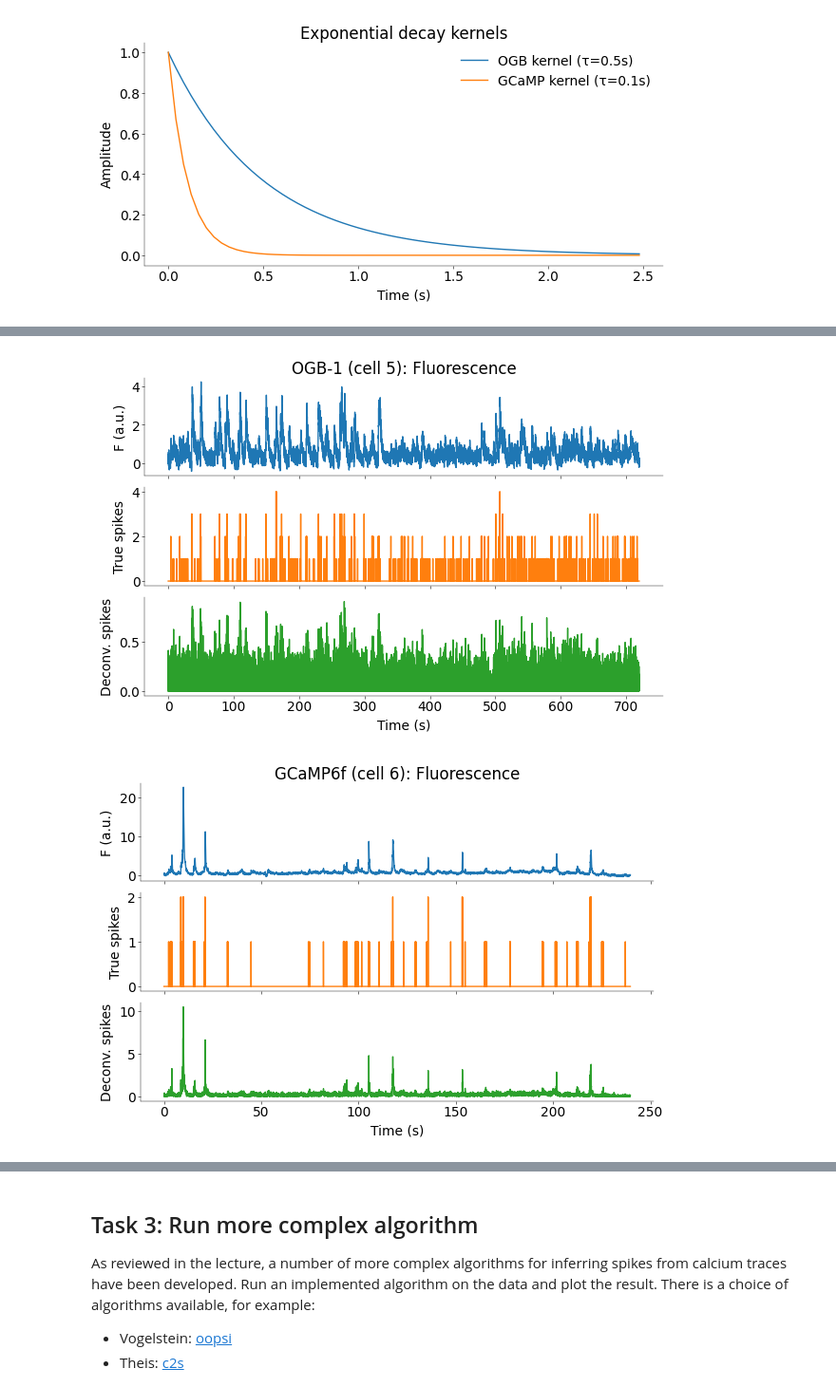
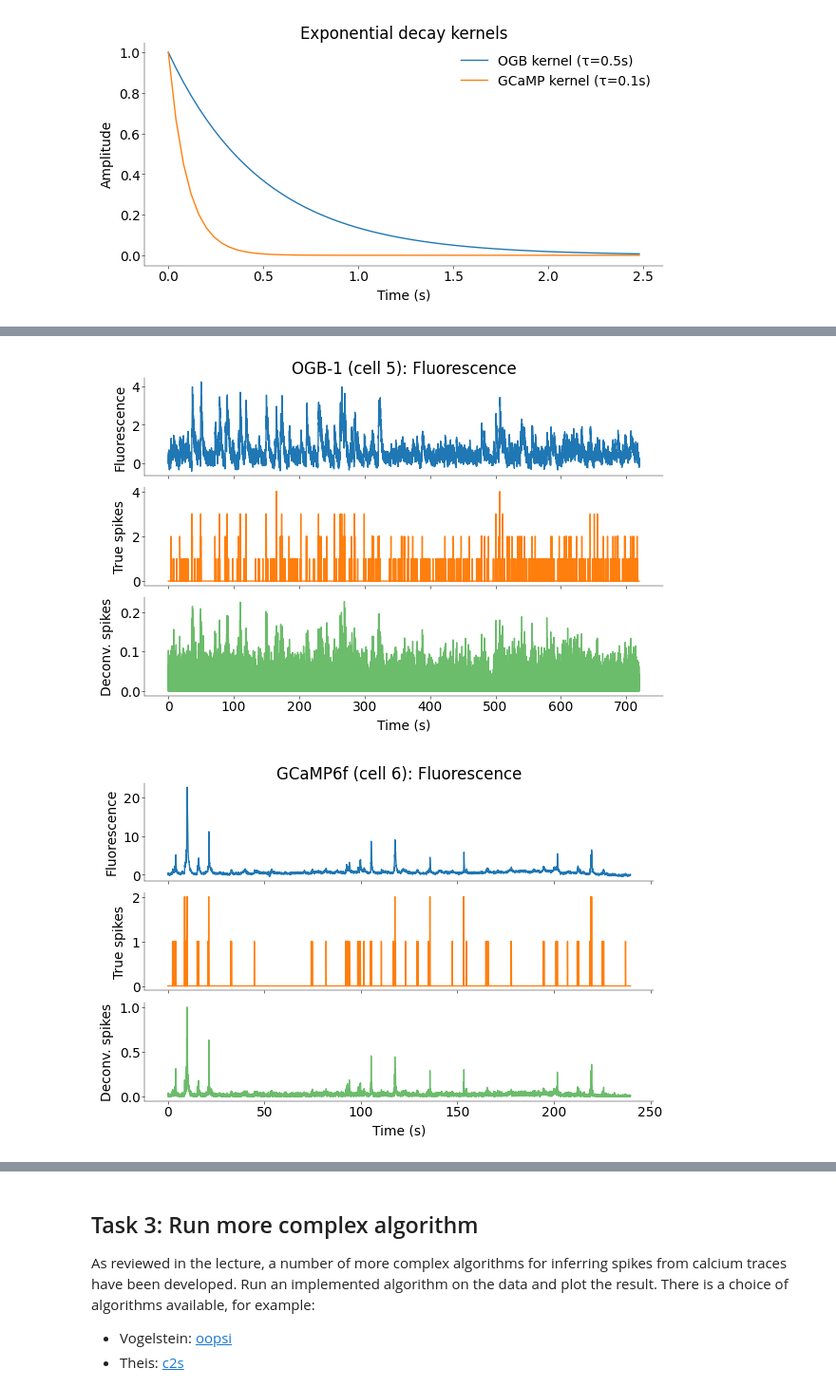
Before and after one commit to flobu98/neural_data_science, a Jupyter notebook: CodingLab3.ipynb, the cells around one changed output, grey strips where cells are left out. Shown at 95% size. Drawn from its saved outputs; the diff is of its cells as text; code cells hidden in the pictures.

```diff
--- a/CodingLab3.ipynb
+++ b/CodingLab3.ipynb
@@ -56,18 +56,19 @@ plt.style.use("../matplotlib_style.txt")
 ## Load data
 # %%
 # ogb dataset from Theis et al. 2016 Neuron
-ogb_calcium = pd.read_csv("../data/nds_cl_3_ogb_calcium.csv", header=0).values
-ogb_spikes = pd.read_csv("../data/nds_cl_3_ogb_spikes.csv", header=0).values
+ogb_calcium = pd.read_csv("../data/nds_cl_3_ogb_calcium.csv", header=0)
+ogb_spikes = pd.read_csv("../data/nds_cl_3_ogb_spikes.csv", header=0)
 print(f"[OGB] calcium: {ogb_calcium.shape}, spikes: {ogb_spikes.shape}")
 
 # gcamp dataset from Chen et al. 2013 Nature
-gcamp_calcium = pd.read_csv("../data/nds_cl_3_gcamp2_calcium.csv", header=0).values
-gcamp_spikes = pd.read_csv("../data/nds_cl_3_gcamp2_spikes.csv", header=0).values
+gcamp_calcium = pd.read_csv("../data/nds_cl_3_gcamp2_calcium.csv", header=0)
+gcamp_spikes = pd.read_csv("../data/nds_cl_3_gcamp2_spikes.csv", header=0)
 print(f"[GCaMP] calcium: {gcamp_calcium.shape}, spikes: {gcamp_spikes.shape}")
 
 # spike dataframe
 # ogb_spikes.head()
 # ogb_calcium.head()
+ogb_spikes
 # %% [output]
 [OGB] calcium: (71986, 11), spikes: (71986, 11)
 [GCaMP] calcium: (23973, 37), spikes: (23973, 37)
@@ -83,8 +97,12 @@ We start again by plotting the raw data - calcium and spike traces in this case.
 # --------------------------------
 
 # downsample calcium: 100->25 Hz (q=4), zero_phase to avoid lag
-ogb_cal_ds = signal.decimate(ogb_calcium, q=4, axis=0, ftype="iir", zero_phase=True)
-gcamp_cal_ds = signal.decimate(gcamp_calcium, q=4, axis=0, ftype="iir", zero_phase=True)
+ogb_cal_ds = signal.decimate(
+    ogb_calcium.values, q=4, axis=0, ftype="iir", zero_phase=True
+)
+gcamp_cal_ds = signal.decimate(
+    gcamp_calcium.values, q=4, axis=0, ftype="iir", zero_phase=True
+)
 
 
 # downsample spikes: 100->25Hz
@@ -93,8 +111,8 @@ def bin_spikes(arr, q=4):
     return arr[:L].reshape(-1, q, arr.shape[1]).sum(axis=1)
 
 
-ogb_spk_ds = bin_spikes(ogb_spikes)
-gcamp_spk_ds = bin_spikes(gcamp_spikes)
+ogb_spk_ds = bin_spikes(ogb_spikes.values)
+gcamp_spk_ds = bin_spikes(gcamp_spikes.values)
 
 # pick cells 5 and 6
 cell_ogb = ogb_cal_ds[:, 4]
@@ -334,9 +379,16 @@ t = np.arange(0, t_max, dt)
 h_ogb = np.exp(-t / tau_ogb)
 h_gcamp = np.exp(-t / tau_gcamp)
 
-# Deconvolve example cells (pre-defined in notebook)
+# Deconvolve example cells
 sp_hat_ogb = deconv_ca(cell_ogb, tau_ogb, dt)
 sp_hat_gcam = deconv_ca(cell_gcam, tau_gcamp, dt)
+
+# Normalize both true and estimated to the same max = 1
+scale_ogb = max(spk_ogb.max(), sp_hat_ogb.max(), 1e-12)
+scale_gcam = max(spk_gcam.max(), sp_hat_gcam.max(), 1e-12)
+
+sp_hat_ogb_norm = sp_hat_ogb / scale_ogb
+sp_hat_gcam_norm = sp_hat_gcam / scale_gcam
 
 # Time axes
 t_ogb = np.arange(len(cell_ogb)) / 25.0
@@ -353,7 +405,7 @@ fig, axs = plt.subplots(
 
 # Row 1: raw Ca trace
 axs[0].plot(t_ogb, cell_ogb, color="tab:blue")
-axs[0].set_ylabel("F (a.u.)")
+axs[0].set_ylabel("Fluorescence")
 axs[0].set_title("OGB-1 (cell 5): Fluorescence")
 axs[0].label_outer()  # hide x-ticklabels here
 
@@ -362,36 +414,36 @@ axs[1].plot(t_ogb[:-1], spk_ogb, color="tab:orange")
 axs[1].set_ylabel("True spikes")
 axs[1].label_outer()
 
 # Row 3: deconvolved spikes
-axs[2].plot(t_ogb, sp_hat_ogb, color="tab:green")
+axs[2].plot(t_ogb, sp_hat_ogb_norm, color="tab:green", alpha=0.7)
 axs[2].set_ylabel("Deconv. spikes")
 axs[2].set_xlabel("Time (s)")
 
 plt.show()
 
 fig, axs = plt.subplots(
     3, 1, figsize=(6, 4), height_ratios=[1, 1, 1], gridspec_kw=dict(hspace=0)
 )
 
 # GCamp Cell
 
 # Row 1: raw Ca trace
 axs[0].plot(t_gcamp, cell_gcam, color="tab:blue")
-axs[0].set_ylabel("F (a.u.)")
+axs[0].set_ylabel("Fluorescence")
 axs[0].set_title("GCaMP6f (cell 6): Fluorescence")
 axs[0].label_outer()
 
 # Row 2: true spikes
-axs[1].plot(t_gcamp[:-1], spk_gcam, color="tab:orange")
+axs[1].plot(t_gcamp[:-1], spk_gcam, color="tab:orange", label="True spikes")
 axs[1].set_ylabel("True spikes")
 axs[1].label_outer()
 
 # Row 3: deconvolved spikes
-axs[2].plot(t_gcamp, sp_hat_gcam, color="tab:green")
+axs[2].plot(t_gcamp, sp_hat_gcam_norm, color="tab:green", alpha=0.7)
 axs[2].set_ylabel("Deconv. spikes")
 axs[2].set_xlabel("Time (s)")
 
 plt.show()
 # %% [output]
-[figure, old version]
+[figure, new version]
-[figure, old version]
+[figure, new version]
```
Also changed, not shown: parts of 7 cells of this notebook, 4 other files.
